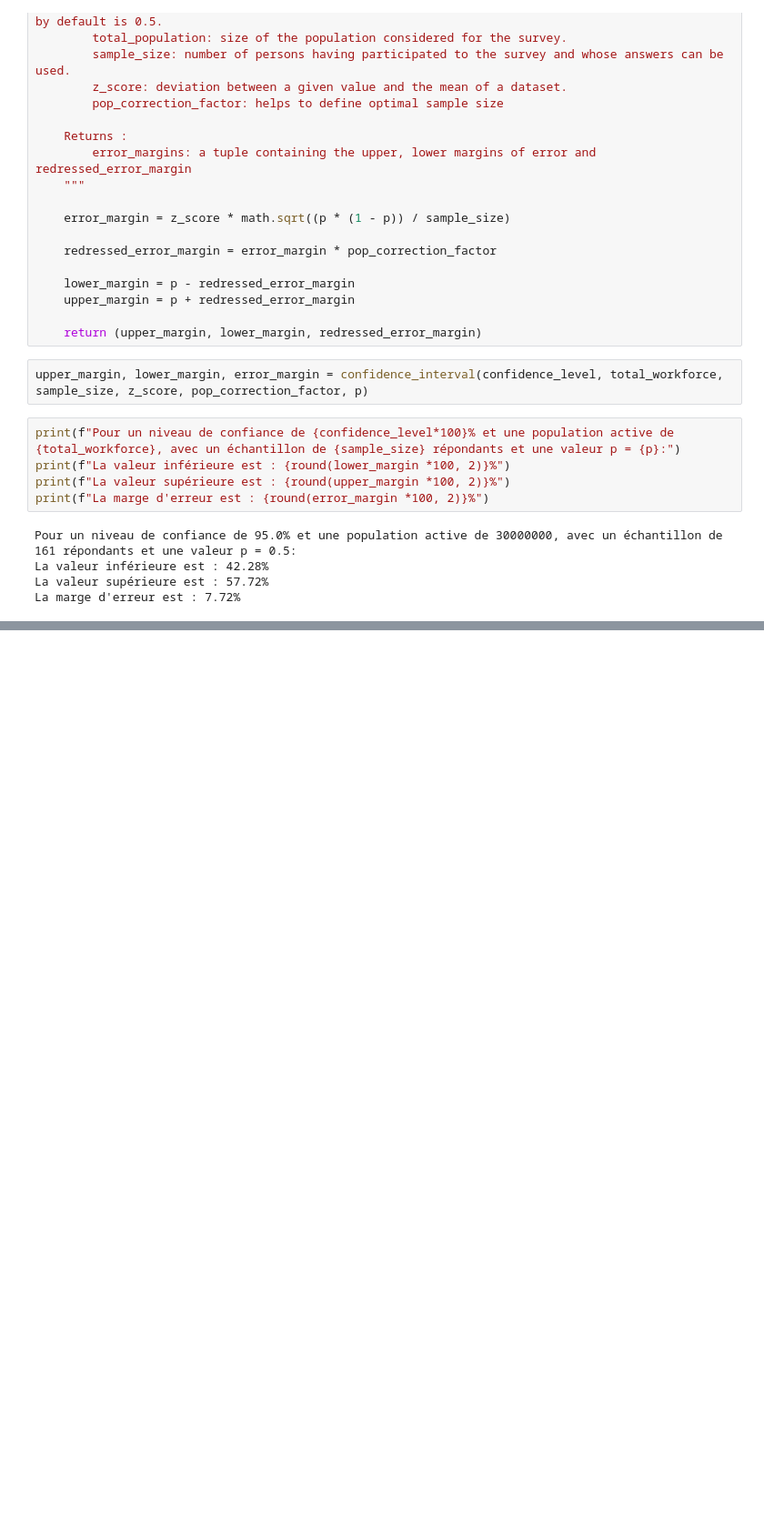
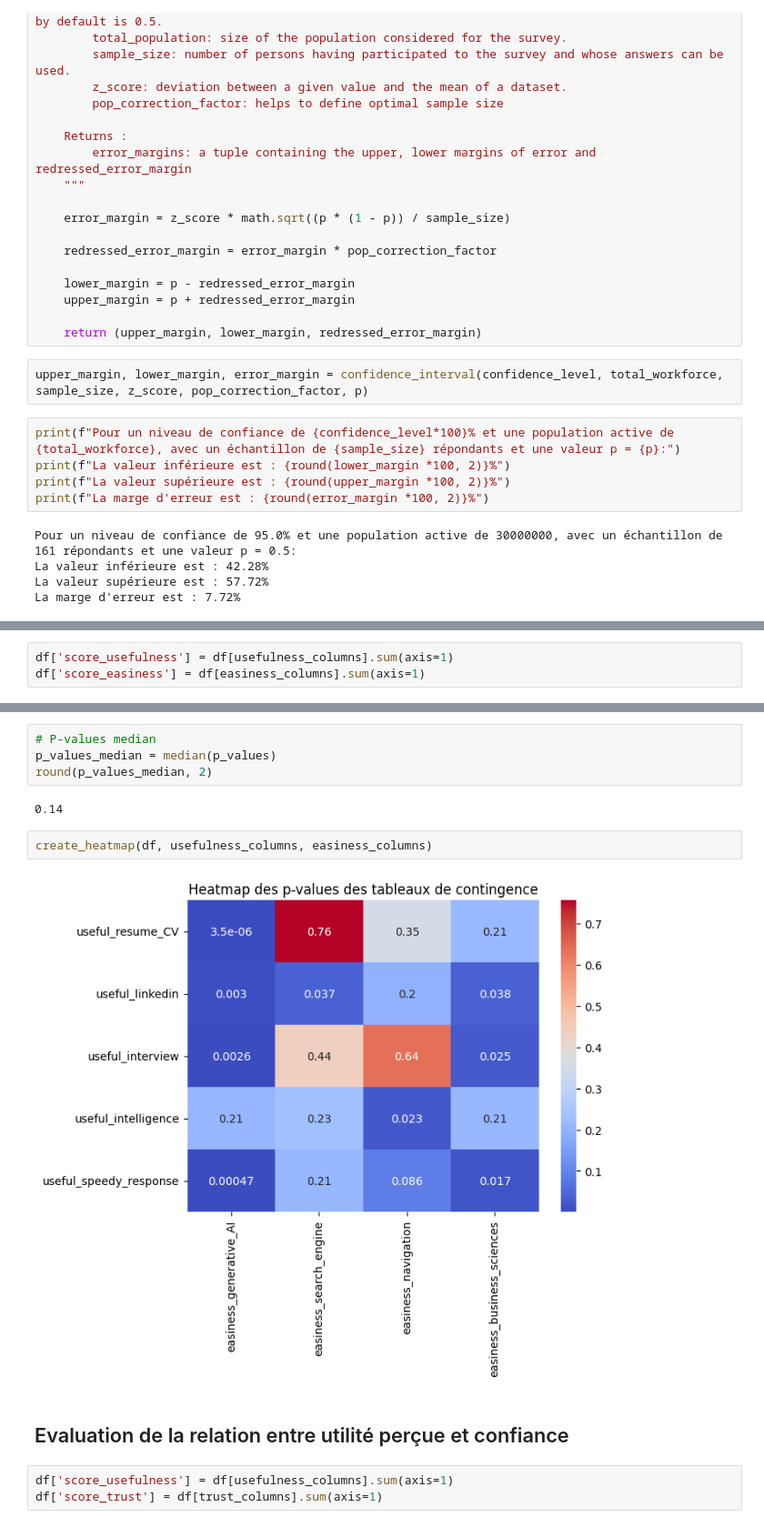
Before and after one commit to Fabrice-64/survey_thesis, a Jupyter notebook: Etude Quantitative.ipynb, the cells around one changed output, grey strips where cells are left out. Shown at 91% size. Cells and saved outputs as stored; diff of their text form; blank space fills up the shorter version.

```diff
--- a/Etude Quantitative.ipynb
+++ b/Etude Quantitative.ipynb
@@ -309,0 +743,3 @@ La marge d'erreur est : 7.72%
+# %%
+df['score_usefulness'] = df[usefulness_columns].sum(axis=1)
+df['score_easiness'] = df[easiness_columns].sum(axis=1)
@@ -309,0 +786,15 @@ La marge d'erreur est : 7.72%
+# %%
+# P-values median
+p_values_median = median(p_values)
+round(p_values_median, 2)
+# %% [output]
+0.14
+# %%
+create_heatmap(df, usefulness_columns, easiness_columns)
+# %% [output]
+[figure, added]
+# %% [markdown]
+## Evaluation de la relation entre utilité perçue et confiance
+# %%
+df['score_usefulness'] = df[usefulness_columns].sum(axis=1)
+df['score_trust'] = df[trust_columns].sum(axis=1)
```
Also changed, not shown: parts of 160 cells of this notebook.
